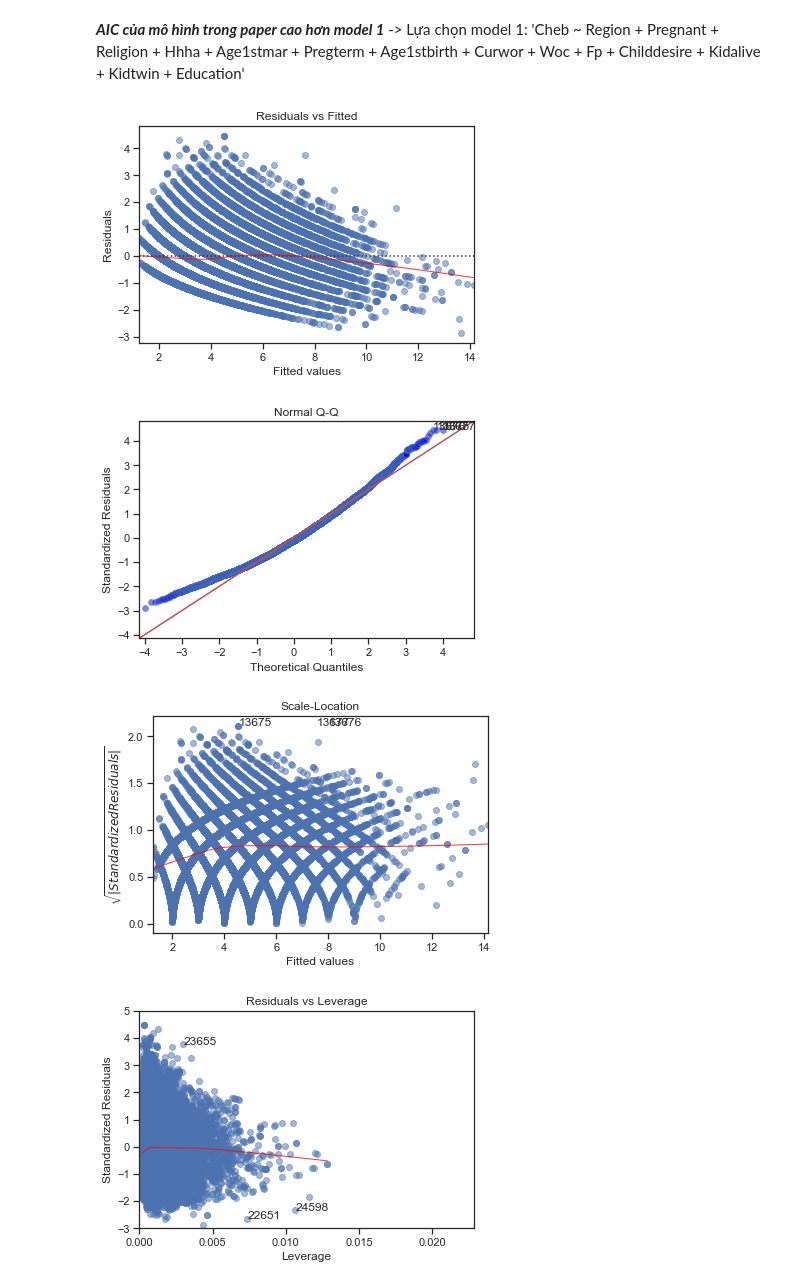
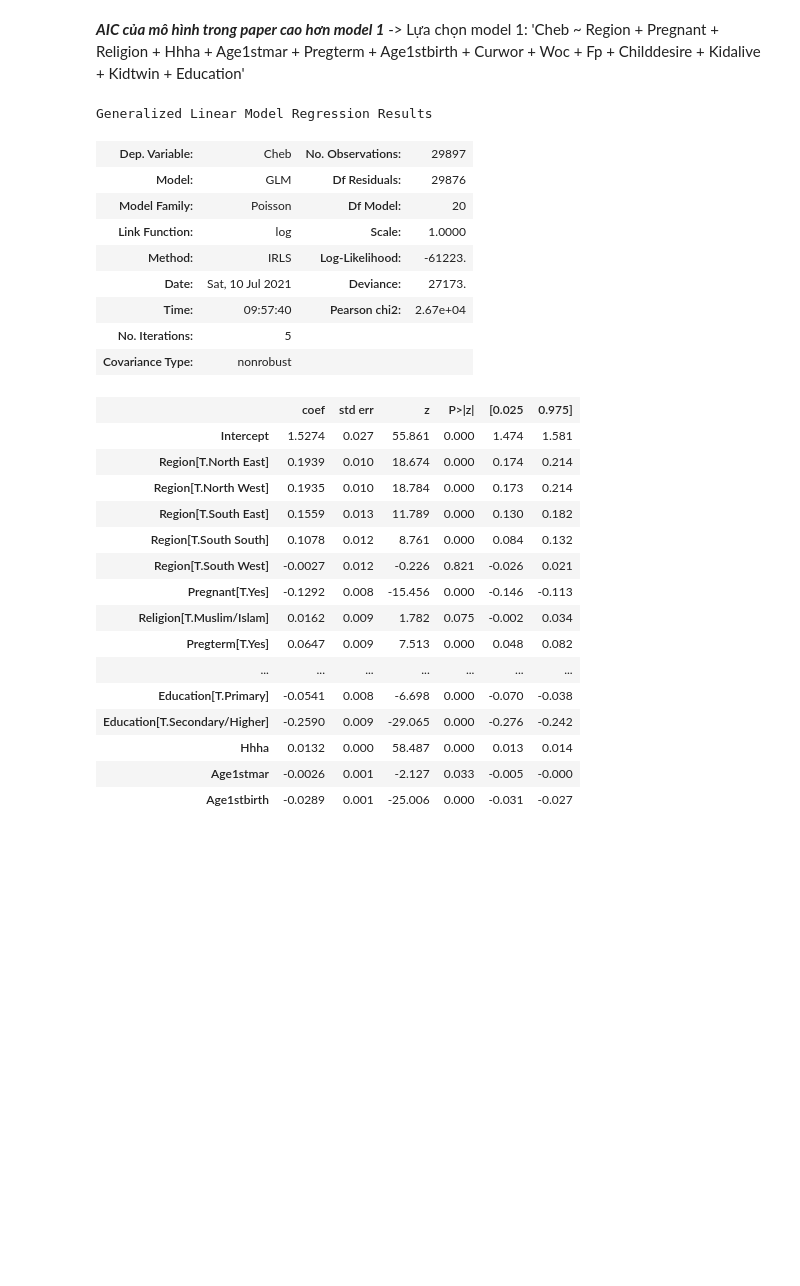
Before and after one commit to thanhcong1321/Project_GLM, a Jupyter notebook: Project_glm/Modeling.ipynb, the cells around one changed output. Drawn from its saved outputs; the diff is of its cells as text; code cells hidden in the pictures; blank space fills up the shorter version.

```diff
--- a/Project_glm/Modeling.ipynb
+++ b/Project_glm/Modeling.ipynb
@@ -410,11 +370,36 @@ AIC:  122524.04644409617
 # %% [markdown]
 ***AIC của mô hình trong paper cao hơn model 1***
 -> Lựa chọn model 1: 'Cheb ~ Region + Pregnant + Religion + Hhha + Age1stmar + Pregterm + Age1stbirth + Curwor + Woc + Fp + Childdesire + Kidalive + Kidtwin + Education'
-# %%
-# Diagnostic model có trong paper
-diagnostic(result_pp)
-# %% [output]
-[figure, removed]
-[figure, removed]
-[figure, removed]
-[figure, removed]
+# %%
+# Model 0: 'Cheb ~ Region + Pregnant + Religion + Hhha + Age1stmar + Pregterm + Age1stbirth + Curwor + Woc + Fp + Childdesire + Kidalive + Kidtwin + Education'
+formula_0 = models.model[0]
+model_0 = smf.glm(formula=formula_0, data=df, family=sm.families.Poisson())
+model_0 = model_0.fit()
+model_0.summary()
+# %% [output]
+Generalized Linear Model Regression Results
+| Dep. Variable: | Cheb | No. Observations: | 29897 |
+| Model: | GLM | Df Residuals: | 29876 |
+| Model Family: | Poisson | Df Model: | 20 |
+| Link Function: | log | Scale: | 1.0000 |
+| Method: | IRLS | Log-Likelihood: | -61223. |
+| Date: | Sat, 10 Jul 2021 | Deviance: | 27173. |
+| Time: | 09:57:40 | Pearson chi2: | 2.67e+04 |
+| No. Iterations: | 5 |  |  |
+| Covariance Type: | nonrobust |  |  |
+|  | coef | std err | z | P>|z| | [0.025 | 0.975] |
+| Intercept | 1.5274 | 0.027 | 55.861 | 0.000 | 1.474 | 1.581 |
+| Region[T.North East] | 0.1939 | 0.010 | 18.674 | 0.000 | 0.174 | 0.214 |
+| Region[T.North West] | 0.1935 | 0.010 | 18.784 | 0.000 | 0.173 | 0.214 |
+| Region[T.South East] | 0.1559 | 0.013 | 11.789 | 0.000 | 0.130 | 0.182 |
+| Region[T.South South] | 0.1078 | 0.012 | 8.761 | 0.000 | 0.084 | 0.132 |
+| Region[T.South West] | -0.0027 | 0.012 | -0.226 | 0.821 | -0.026 | 0.021 |
+| Pregnant[T.Yes] | -0.1292 | 0.008 | -15.456 | 0.000 | -0.146 | -0.113 |
+| Religion[T.Muslim/Islam] | 0.0162 | 0.009 | 1.782 | 0.075 | -0.002 | 0.034 |
+| Pregterm[T.Yes] | 0.0647 | 0.009 | 7.513 | 0.000 | 0.048 | 0.082 |
+| ... | ... | ... | ... | ... | ... | ... |
+| Education[T.Primary] | -0.0541 | 0.008 | -6.698 | 0.000 | -0.070 | -0.038 |
+| Education[T.Secondary/Higher] | -0.2590 | 0.009 | -29.065 | 0.000 | -0.276 | -0.242 |
+| Hhha | 0.0132 | 0.000 | 58.487 | 0.000 | 0.013 | 0.014 |
+| Age1stmar | -0.0026 | 0.001 | -2.127 | 0.033 | -0.005 | -0.000 |
+| Age1stbirth | -0.0289 | 0.001 | -25.006 | 0.000 | -0.031 | -0.027 |
```
Also changed, not shown: parts of 7 cells of this notebook.
